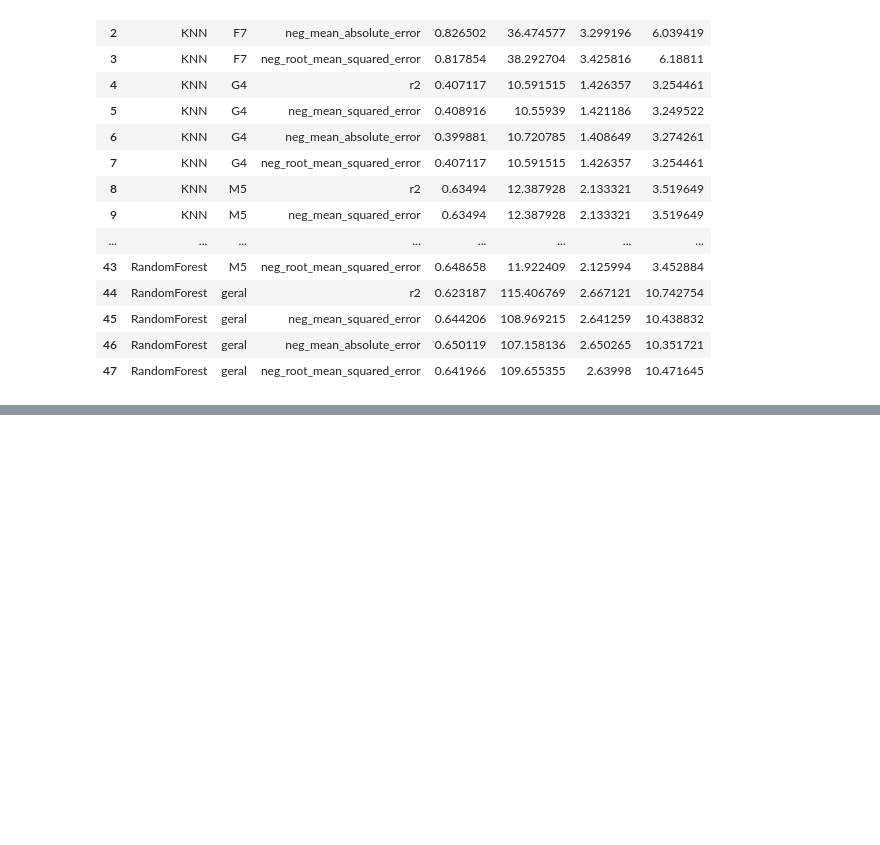
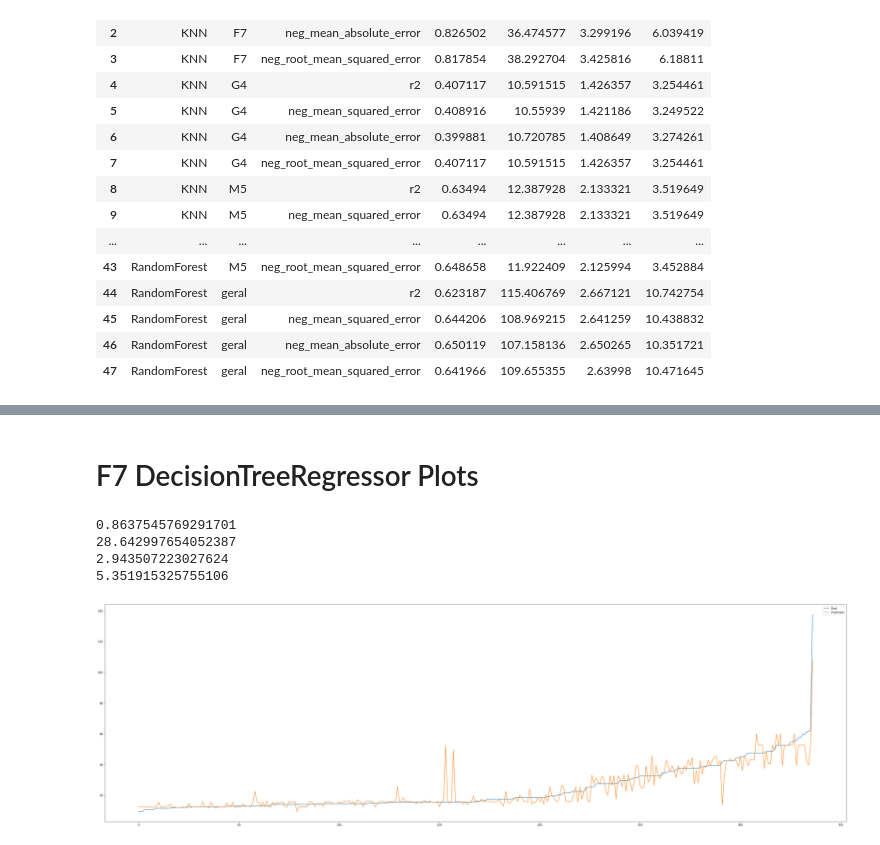
Before and after one commit to JJ223/Samsung, a Jupyter notebook: Models.ipynb, the cells around one changed output, grey strips where cells are left out. Drawn from its saved outputs; the diff is of its cells as text; code cells hidden in the pictures; blank space fills up the shorter version.

```diff
--- a/Models.ipynb
+++ b/Models.ipynb
@@ -475,0 +538,33 @@ NameError: name 'y_pred' is not defined
+# %% [markdown]
+# F7 DecisionTreeRegressor Plots
+# %%
+from sklearn.model_selection import GridSearchCV
+from sklearn.tree import DecisionTreeRegressor
+import warnings
+
+warnings.simplefilter(action='ignore', category=FutureWarning)
+
+x_train, x_test, y_train, y_test = train_test_split(df_F7.drop(['unit_price'], axis=1), df_F7['unit_price'], test_size=0.2, random_state=42)
+grid = GridSearchCV(estimator=DecisionTreeRegressor(),
+            param_grid={'criterion': ('squared_error', 'friedman_mse', 'absolute_error', 'poisson'),
+                        'splitter': ('best', 'random'),
+                        'max_features': ('auto', 'sqrt', 'log2')},
+        cv=5,
+        scoring="r2")
+
+grid.fit(x_train, y_train)
+
+y_pred = grid.predict(x_test)
+
+print(r2_score(y_test, y_pred))
+print(mean_squared_error(y_test, y_pred))
+print(mean_absolute_error(y_test, y_pred))
+print(math.sqrt(mean_squared_error(y_test, y_pred)))
+
+plot_difference(y_test, y_pred)
+# %% [output]
+0.8637545769291701
+28.642997654052387
+2.943507223027624
+5.351915325755106
+[figure, added]
```
Also changed, not shown: parts of 16 cells of this notebook.
